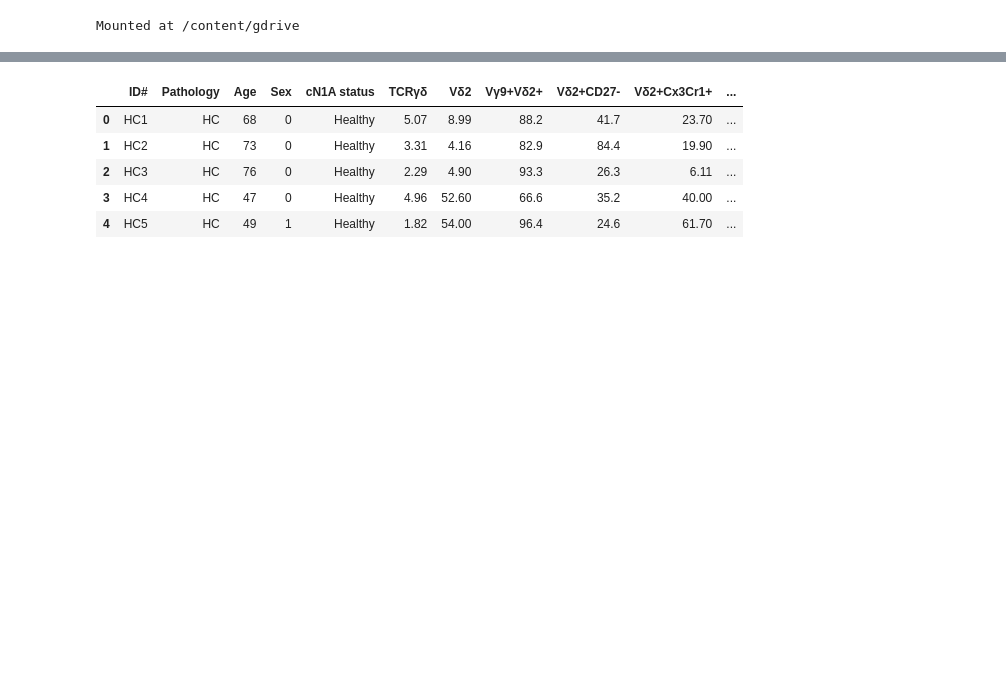
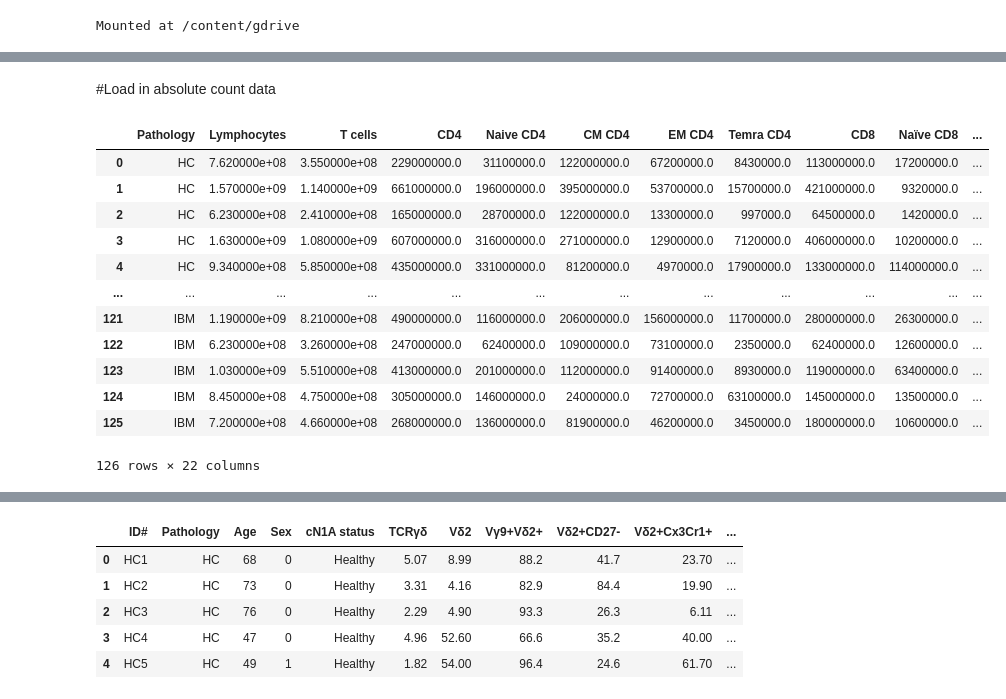
Before and after one commit to Emilyjane994/Immunophenotyping-in-IBM, a Jupyter notebook: Data_Exploration_and_stats.ipynb, the cells around one changed output, grey strips where cells are left out. Drawn from its saved outputs; the diff is of its cells as text; code cells hidden in the pictures; blank space fills up the shorter version.

```diff
--- a/Data_Exploration_and_stats.ipynb
+++ b/Data_Exploration_and_stats.ipynb
@@ -87,0 +86,19 @@ Mounted at /content/gdrive
+# %% [markdown]
+#Load in absolute count data
+# %%
+absolute= pd.read_csv("absolute counts all.csv", encoding='ISO-8859-1')
+absolute
+# %% [output]
+|  | Pathology | Lymphocytes | T cells | CD4 | Naive CD4 | CM CD4 | EM CD4 | Temra CD4 | CD8 | Naïve CD8 | ... |
+| 0 | HC | 7.620000e+08 | 3.550000e+08 | 229000000.0 | 31100000.0 | 122000000.0 | 67200000.0 | 8430000.0 | 113000000.0 | 17200000.0 | ... |
+| 1 | HC | 1.570000e+09 | 1.140000e+09 | 661000000.0 | 196000000.0 | 395000000.0 | 53700000.0 | 15700000.0 | 421000000.0 | 9320000.0 | ... |
+| 2 | HC | 6.230000e+08 | 2.410000e+08 | 165000000.0 | 28700000.0 | 122000000.0 | 13300000.0 | 997000.0 | 64500000.0 | 1420000.0 | ... |
+| 3 | HC | 1.630000e+09 | 1.080000e+09 | 607000000.0 | 316000000.0 | 271000000.0 | 12900000.0 | 7120000.0 | 406000000.0 | 10200000.0 | ... |
+| 4 | HC | 9.340000e+08 | 5.850000e+08 | 435000000.0 | 331000000.0 | 81200000.0 | 4970000.0 | 17900000.0 | 133000000.0 | 114000000.0 | ... |
+| ... | ... | ... | ... | ... | ... | ... | ... | ... | ... | ... | ... |
+| 121 | IBM | 1.190000e+09 | 8.210000e+08 | 490000000.0 | 116000000.0 | 206000000.0 | 156000000.0 | 11700000.0 | 280000000.0 | 26300000.0 | ... |
+| 122 | IBM | 6.230000e+08 | 3.260000e+08 | 247000000.0 | 62400000.0 | 109000000.0 | 73100000.0 | 2350000.0 | 62400000.0 | 12600000.0 | ... |
+| 123 | IBM | 1.030000e+09 | 5.510000e+08 | 413000000.0 | 201000000.0 | 112000000.0 | 91400000.0 | 8930000.0 | 119000000.0 | 63400000.0 | ... |
+| 124 | IBM | 8.450000e+08 | 4.750000e+08 | 305000000.0 | 146000000.0 | 24000000.0 | 72700000.0 | 63100000.0 | 145000000.0 | 13500000.0 | ... |
+| 125 | IBM | 7.200000e+08 | 4.660000e+08 | 268000000.0 | 136000000.0 | 81900000.0 | 46200000.0 | 3450000.0 | 180000000.0 | 10600000.0 | ... |
+126 rows × 22 columns
```
Also changed, not shown: parts of 9 cells of this notebook.
